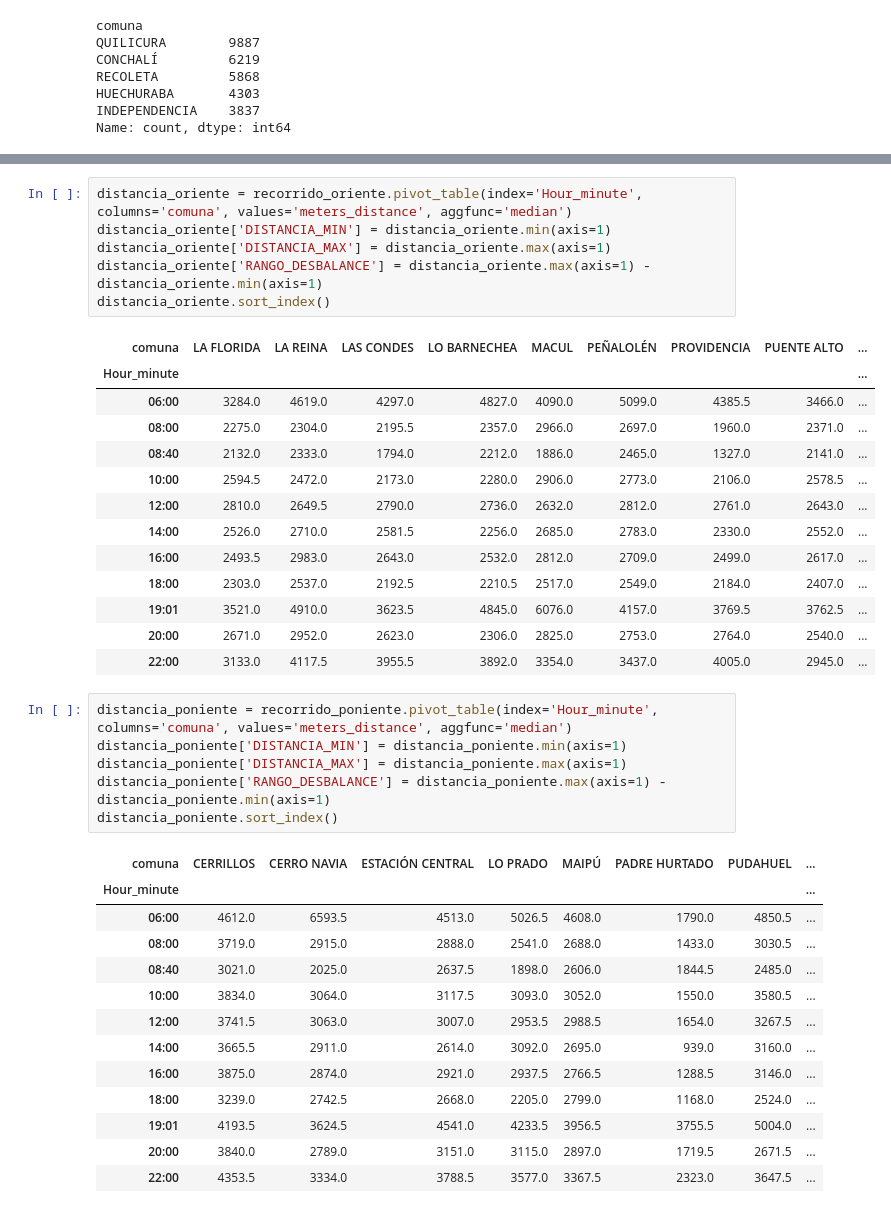
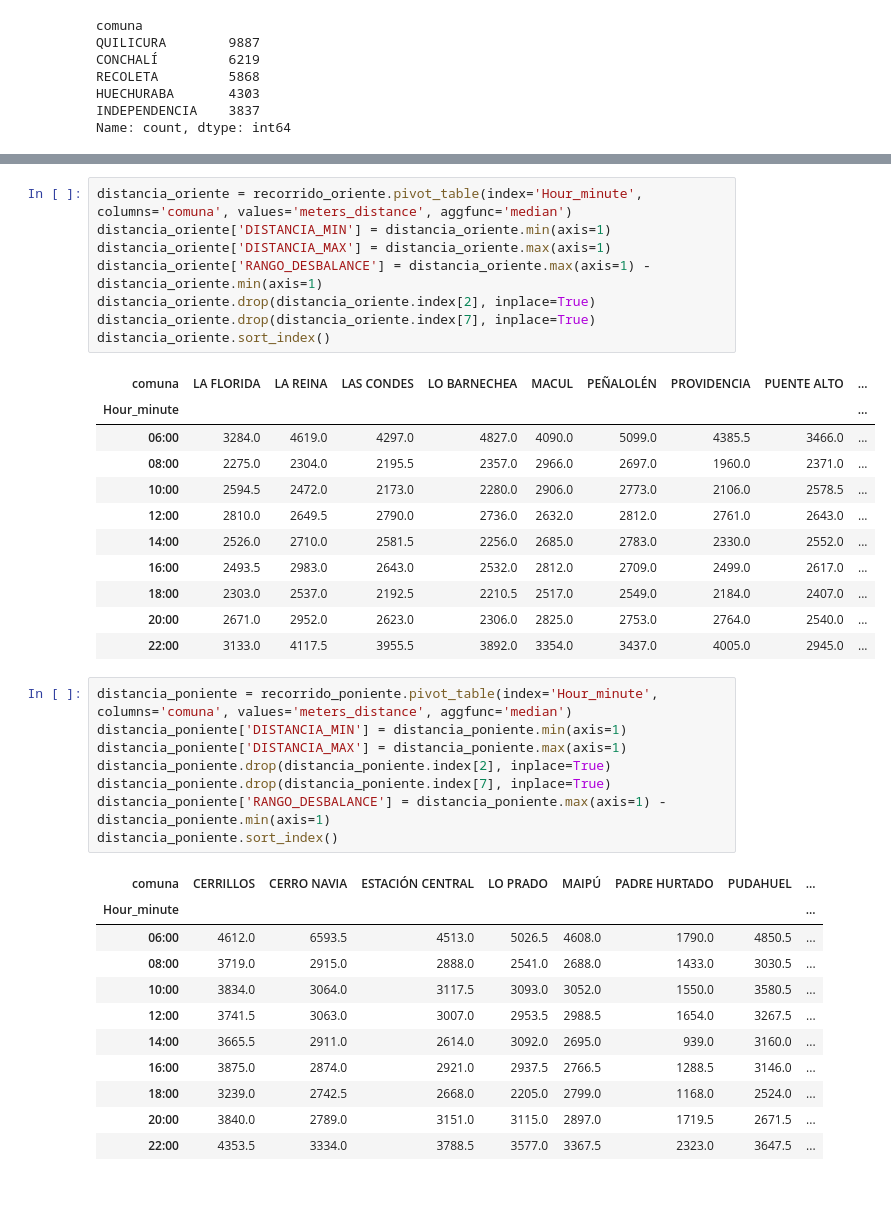
Before and after one commit to vpardoss/squadecaedro, a Jupyter notebook: analisis_data.ipynb, the cells around one changed output, grey strips where cells are left out. Saved outputs shown, nothing was run; the diff lists cells and outputs as text.

```diff
--- a/analisis_data.ipynb
+++ b/analisis_data.ipynb
@@ -235,27 +237,29 @@ distancia_sur.sort_index()
 # %%
 distancia_oriente = recorrido_oriente.pivot_table(index='Hour_minute', columns='comuna', values='meters_distance', aggfunc='median')
 distancia_oriente['DISTANCIA_MIN'] = distancia_oriente.min(axis=1)
 distancia_oriente['DISTANCIA_MAX'] = distancia_oriente.max(axis=1)
 distancia_oriente['RANGO_DESBALANCE'] = distancia_oriente.max(axis=1) - distancia_oriente.min(axis=1)
+distancia_oriente.drop(distancia_oriente.index[2], inplace=True)
+distancia_oriente.drop(distancia_oriente.index[7], inplace=True)
 distancia_oriente.sort_index()
 # %% [output]
 | comuna | LA FLORIDA | LA REINA | LAS CONDES | LO BARNECHEA | MACUL | PEÑALOLÉN | PROVIDENCIA | PUENTE ALTO | ... |
 | Hour_minute |  |  |  |  |  |  |  |  | ... |
 | 06:00 | 3284.0 | 4619.0 | 4297.0 | 4827.0 | 4090.0 | 5099.0 | 4385.5 | 3466.0 | ... |
 | 08:00 | 2275.0 | 2304.0 | 2195.5 | 2357.0 | 2966.0 | 2697.0 | 1960.0 | 2371.0 | ... |
-| 08:40 | 2132.0 | 2333.0 | 1794.0 | 2212.0 | 1886.0 | 2465.0 | 1327.0 | 2141.0 | ... |
 | 10:00 | 2594.5 | 2472.0 | 2173.0 | 2280.0 | 2906.0 | 2773.0 | 2106.0 | 2578.5 | ... |
 | 12:00 | 2810.0 | 2649.5 | 2790.0 | 2736.0 | 2632.0 | 2812.0 | 2761.0 | 2643.0 | ... |
 | 14:00 | 2526.0 | 2710.0 | 2581.5 | 2256.0 | 2685.0 | 2783.0 | 2330.0 | 2552.0 | ... |
 | 16:00 | 2493.5 | 2983.0 | 2643.0 | 2532.0 | 2812.0 | 2709.0 | 2499.0 | 2617.0 | ... |
 | 18:00 | 2303.0 | 2537.0 | 2192.5 | 2210.5 | 2517.0 | 2549.0 | 2184.0 | 2407.0 | ... |
-| 19:01 | 3521.0 | 4910.0 | 3623.5 | 4845.0 | 6076.0 | 4157.0 | 3769.5 | 3762.5 | ... |
 | 20:00 | 2671.0 | 2952.0 | 2623.0 | 2306.0 | 2825.0 | 2753.0 | 2764.0 | 2540.0 | ... |
 | 22:00 | 3133.0 | 4117.5 | 3955.5 | 3892.0 | 3354.0 | 3437.0 | 4005.0 | 2945.0 | ... |
 # %%
 distancia_poniente = recorrido_poniente.pivot_table(index='Hour_minute', columns='comuna', values='meters_distance', aggfunc='median')
 distancia_poniente['DISTANCIA_MIN'] = distancia_poniente.min(axis=1)
 distancia_poniente['DISTANCIA_MAX'] = distancia_poniente.max(axis=1)
+distancia_poniente.drop(distancia_poniente.index[2], inplace=True)
+distancia_poniente.drop(distancia_poniente.index[7], inplace=True)
 distancia_poniente['RANGO_DESBALANCE'] = distancia_poniente.max(axis=1) - distancia_poniente.min(axis=1)
 distancia_poniente.sort_index()
 # %% [output]
@@ -263,12 +267,10 @@ distancia_poniente.sort_index()
 | Hour_minute |  |  |  |  |  |  |  | ... |
 | 06:00 | 4612.0 | 6593.5 | 4513.0 | 5026.5 | 4608.0 | 1790.0 | 4850.5 | ... |
 | 08:00 | 3719.0 | 2915.0 | 2888.0 | 2541.0 | 2688.0 | 1433.0 | 3030.5 | ... |
-| 08:40 | 3021.0 | 2025.0 | 2637.5 | 1898.0 | 2606.0 | 1844.5 | 2485.0 | ... |
 | 10:00 | 3834.0 | 3064.0 | 3117.5 | 3093.0 | 3052.0 | 1550.0 | 3580.5 | ... |
 | 12:00 | 3741.5 | 3063.0 | 3007.0 | 2953.5 | 2988.5 | 1654.0 | 3267.5 | ... |
 | 14:00 | 3665.5 | 2911.0 | 2614.0 | 3092.0 | 2695.0 | 939.0 | 3160.0 | ... |
 | 16:00 | 3875.0 | 2874.0 | 2921.0 | 2937.5 | 2766.5 | 1288.5 | 3146.0 | ... |
 | 18:00 | 3239.0 | 2742.5 | 2668.0 | 2205.0 | 2799.0 | 1168.0 | 2524.0 | ... |
-| 19:01 | 4193.5 | 3624.5 | 4541.0 | 4233.5 | 3956.5 | 3755.5 | 5004.0 | ... |
 | 20:00 | 3840.0 | 2789.0 | 3151.0 | 3115.0 | 2897.0 | 1719.5 | 2671.5 | ... |
 | 22:00 | 4353.5 | 3334.0 | 3788.5 | 3577.0 | 3367.5 | 2323.0 | 3647.5 | ... |
```
Also changed, not shown: parts of 7 cells of this notebook.
